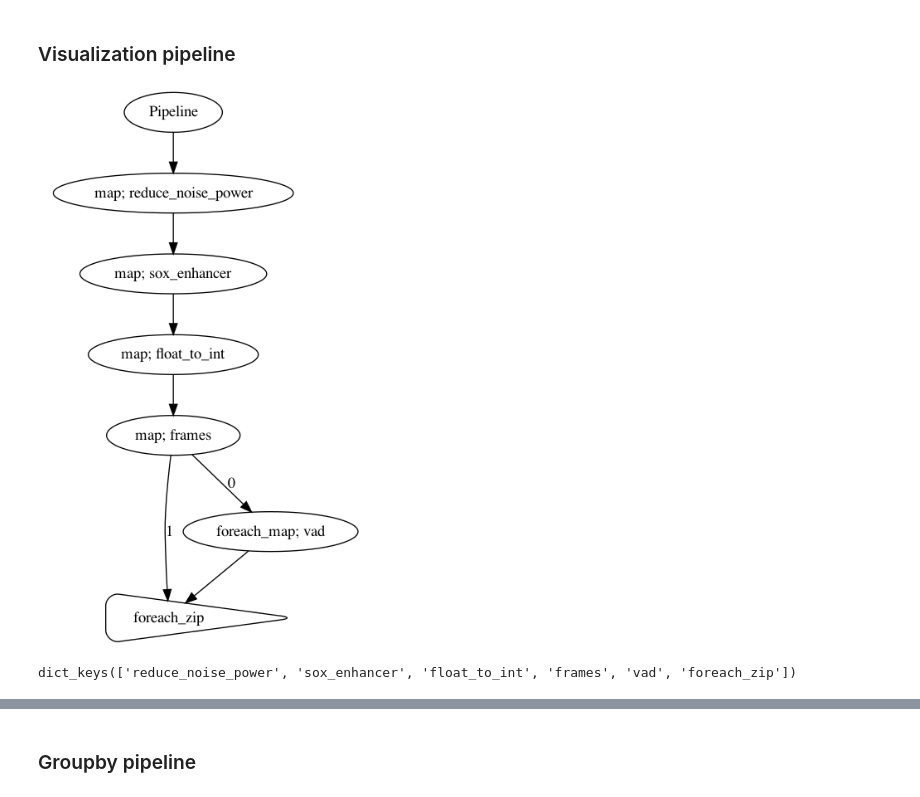
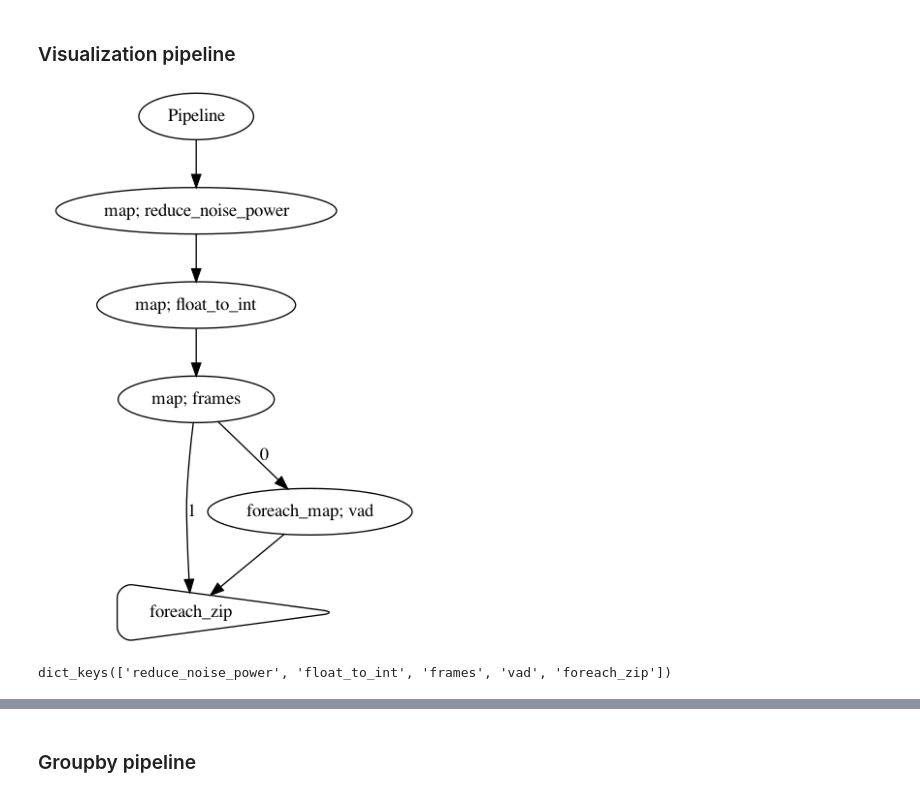
Before and after one commit to mesolitica/malaya-speech, a Jupyter notebook: docs/load-application-pipeline.ipynb, the cells around one changed output, grey strips where cells are left out. Saved outputs shown, nothing was run; the diff lists cells and outputs as text; code cells hidden in the pictures.

```diff
--- a/docs/load-application-pipeline.ipynb
+++ b/docs/load-application-pipeline.ipynb
@@ -27,7 +26,7 @@ from malaya_speech import Pipeline
 import malaya_speech
 import numpy as np
 # %%
-y, sr = malaya_speech.utils.read.wav('speech/podcast/example.wav')
+y, sr = malaya_speech.load('speech/podcast/example.wav')
 len(y), sr
 # %% [output]
 (200160, 16000)
@@ -38,21 +37,20 @@ vad = malaya_speech.vad.webrtc(sample_rate = sr, minimum_amplitude = int(np.quan
 # %%
 p = Pipeline()
 frame = (
     p.map(malaya_speech.noise_reduction.reduce_noise_power)
-    .map(malaya_speech.enhancement.sox_enhancer)
     .map(malaya_speech.utils.astype.float_to_int)
     .map(malaya_speech.utils.generator.frames)
 )
 vad_map = frame.foreach_map(vad)
 foreach = frame.foreach_zip(vad_map)
 p.visualize()
 # %% [output]
-[figure, old version]
+[figure, new version]
 # %%
 result = p(y)
 result.keys()
 # %% [output]
-dict_keys(['reduce_noise_power', 'sox_enhancer', 'float_to_int', 'frames', 'vad', 'foreach_zip'])
+dict_keys(['reduce_noise_power', 'float_to_int', 'frames', 'vad', 'foreach_zip'])
 # %%
 malaya_speech.extra.visualization.visualize_vad(y, result['foreach_zip'], sr)
 # %% [output]
```
Also changed, not shown: parts of 4 cells of this notebook.
